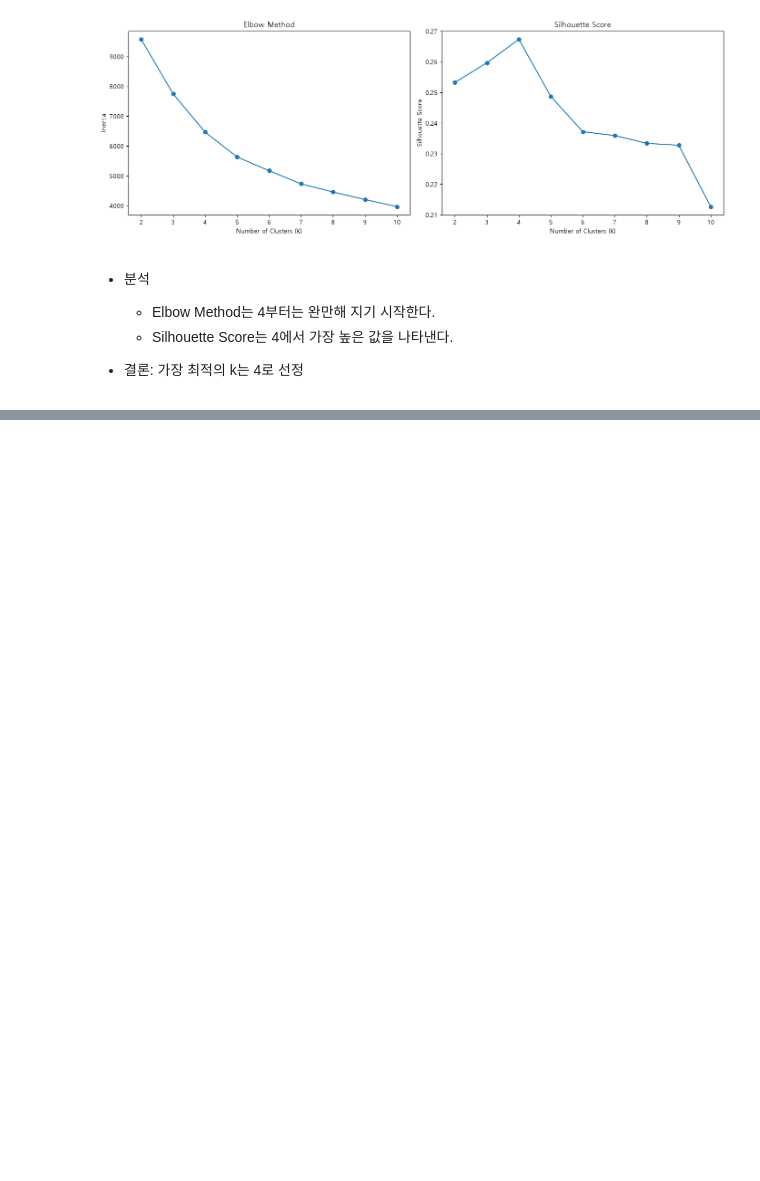
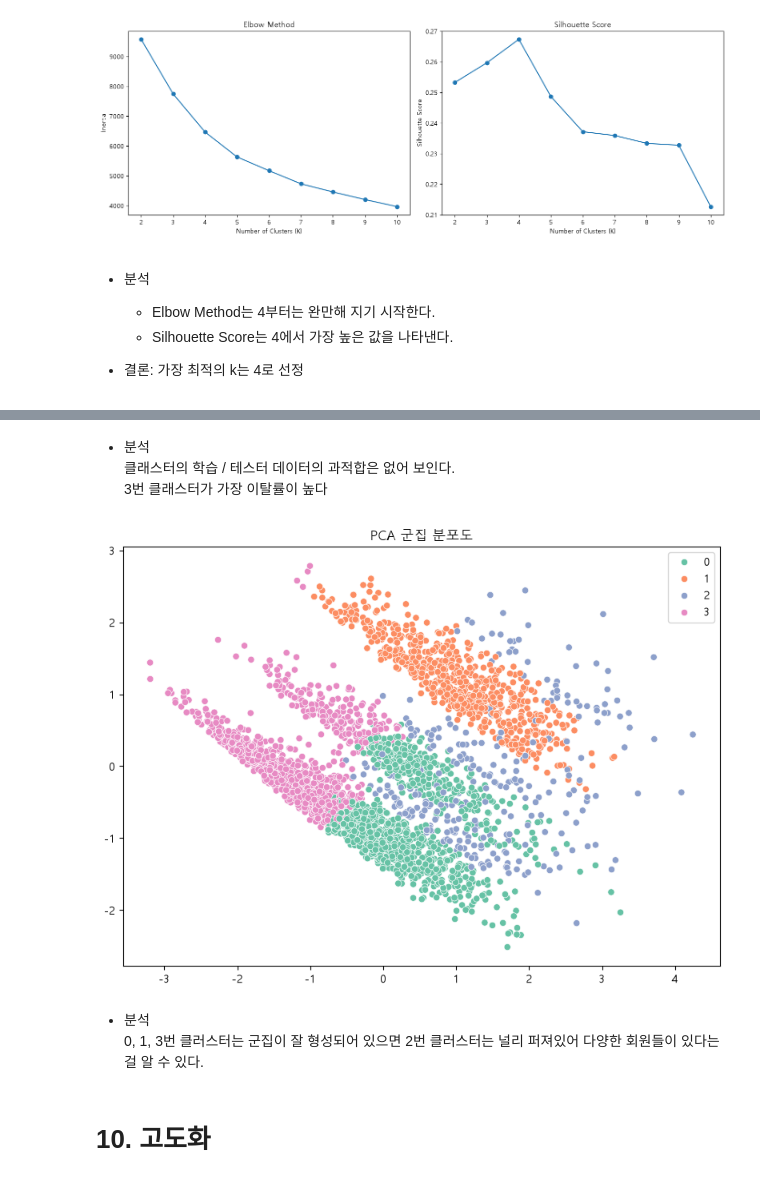
Before and after one commit to kty2001/SKN34-2nd-1Team, a Jupyter notebook: notebooks/analysis1.ipynb, the cells around one changed output, grey strips where cells are left out. Drawn from its saved outputs; the diff is of its cells as text; code cells hidden in the pictures; blank space fills up the shorter version.

```diff
--- a/notebooks/analysis1.ipynb
+++ b/notebooks/analysis1.ipynb
@@ -404,0 +616,48 @@ pipeline = train_model(pipeline, X_train)
+# %% [markdown]
+- 분석
+클래스터의 학습 / 테스터 데이터의 과적합은 없어 보인다.
+3번 클래스터가 가장 이탈률이 높다
+# %%
+from sklearn.decomposition import PCA
+
+# # PCA를 활용하여 2차원 평면에 클러스터 분포를 시각화하는 함수
+def plot_cluster_pca(pipeline, X, cluster):
+    scaler = pipeline.named_steps['scaler']
+
+    X_scaled = scaler.transform(X)
+
+    pca = PCA(
+        n_components=2,
+        random_state=SEED
+    )
+
+    X_pca = pca.fit_transform(
+        X_scaled
+    )
+
+    plt.figure(figsize=(8,6))
+
+    sns.scatterplot(
+        x=X_pca[:,0],
+        y=X_pca[:,1],
+        hue=cluster,
+        palette='Set2'
+    )
+
+    plt.title('PCA 군집 분포도')
+
+    plt.tight_layout()
+    plt.show()
+# %%
+plot_cluster_pca(
+    pipeline,
+    X_train,
+    validation_result['train_cluster']
+)
+# %% [output]
+[figure, added]
+# %% [markdown]
+- 분석
+0, 1, 3번 클러스터는 군집이 잘 형성되어 있으면 2번 클러스터는 널리 퍼져있어 다양한 회원들이 있다는 걸 알 수 있다.
+# %% [markdown]
+# 10. 고도화
```
Also changed, not shown: parts of 39 cells of this notebook, 1 other file.
